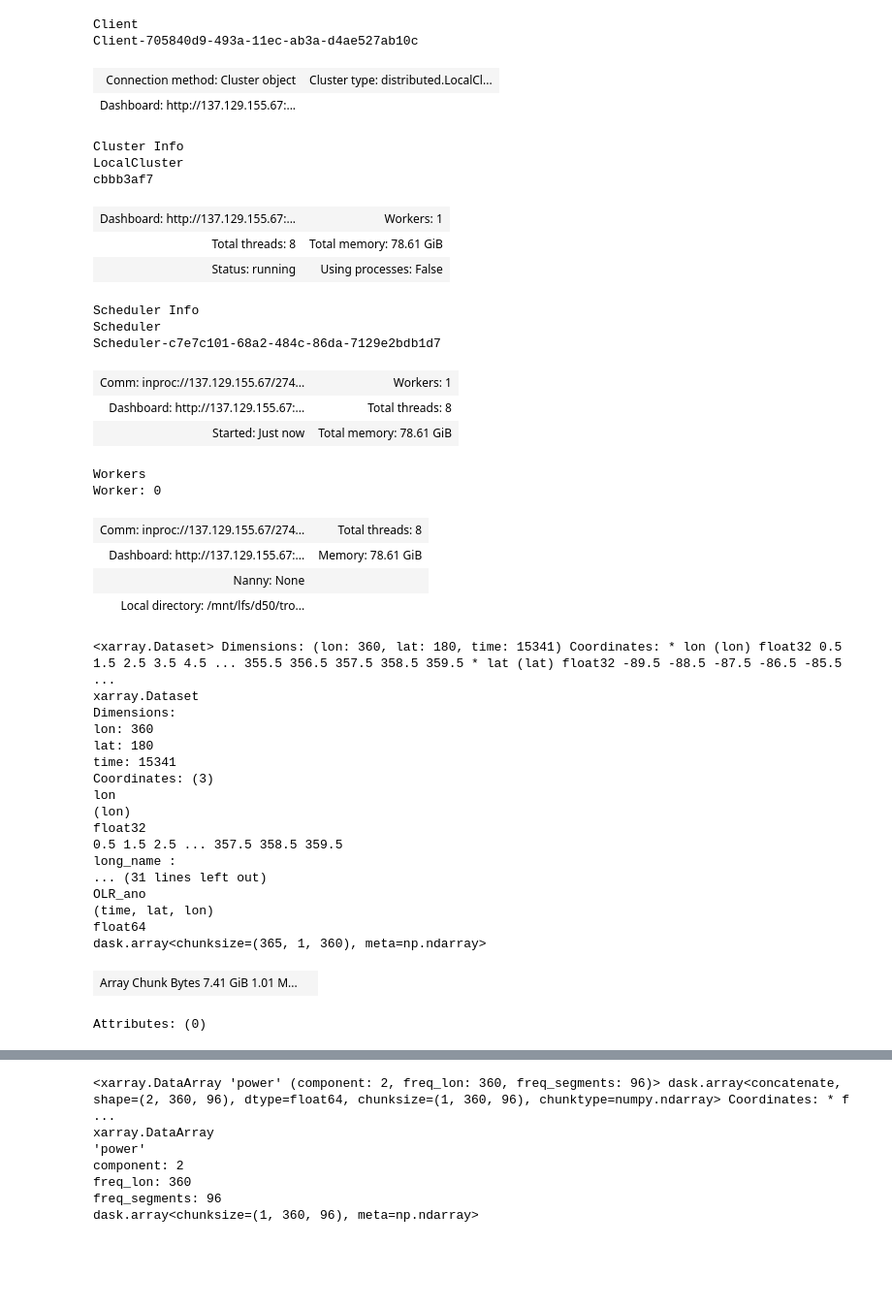
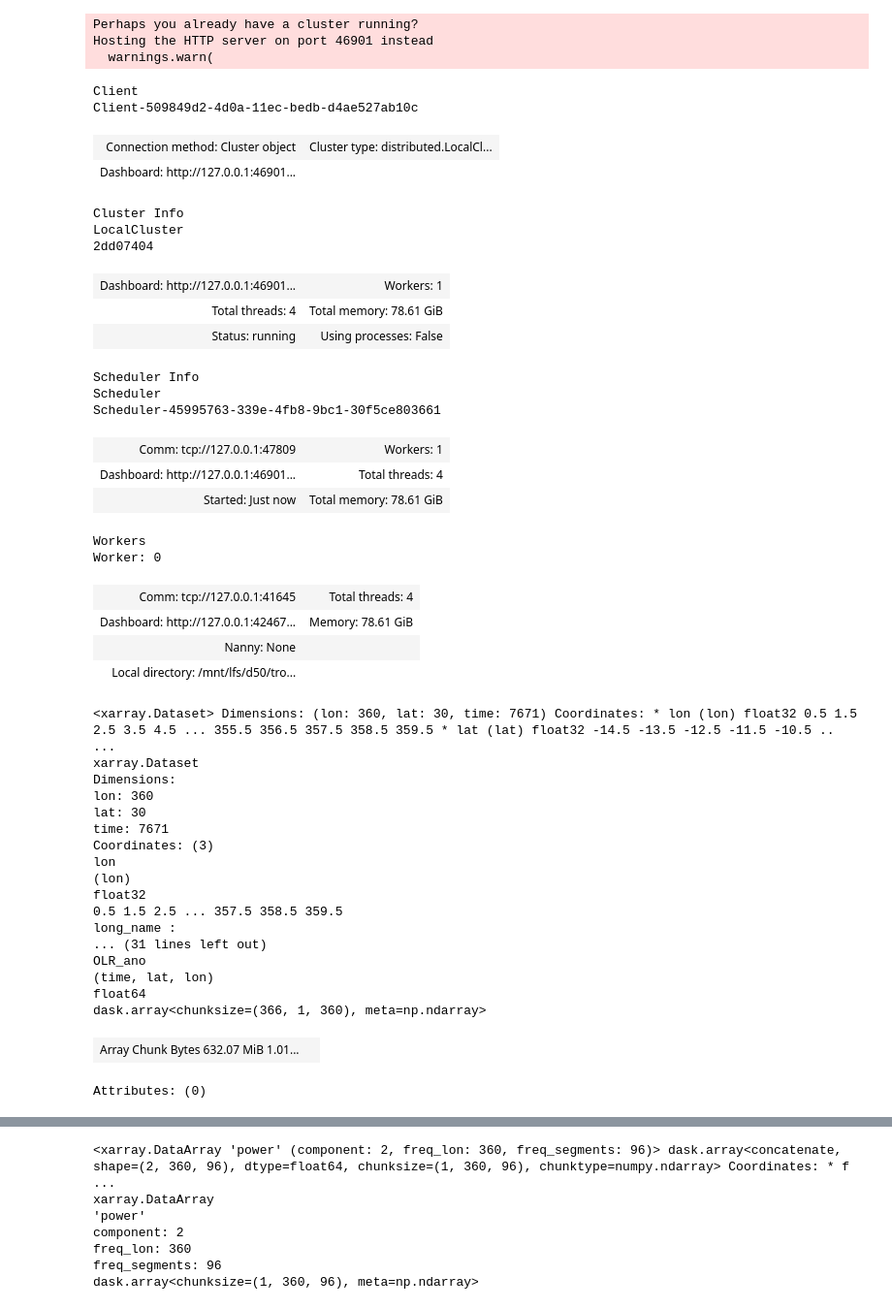
Before and after one commit to durandy86/TOWEL, a Jupyter notebook: TF/ANOMALY/TF_ANOMALY_2D_OLR_DAILYDATA.ipynb, the cells around one changed output, grey strips where cells are left out. Shown at 97% size. Saved outputs shown, nothing was run; the diff lists cells and outputs as text; code cells hidden in the pictures; blank space fills up the shorter version.

```diff
--- a/TF/ANOMALY/TF_ANOMALY_2D_OLR_DAILYDATA.ipynb
+++ b/TF/ANOMALY/TF_ANOMALY_2D_OLR_DAILYDATA.ipynb
@@ -5,52 +5,55 @@
 import os, sys
 import numpy as np
 import h5netcdf
 
 import xarray as xr
 import xarray.ufuncs as xu
 import xrft
 import pandas as pd
 from wrf import smooth2d
 
 from matplotlib import pyplot as plt
 
 import cartopy.crs as ccrs
 import cartopy
 
 plt.rc("figure", figsize=(12,10))
 plt.rc("font", size=14)
 
 ###
 
 
 from dask.distributed import Client, LocalCluster
 from dask.diagnostics import ProgressBar
 #
 # Initialisation d'un cluster de 32 coeurs
-cluster = LocalCluster(processes=False, n_workers=1, threads_per_worker=8, protocol = 'tcp')
+cluster = LocalCluster(processes=False, n_workers=1, threads_per_worker=4, protocol = 'tcp://')
 client = Client(cluster)
 client
 # %% [output]
-Client
-Client-705840d9-493a-11ec-ab3a-d4ae527ab10c
+Perhaps you already have a cluster running?
+Hosting the HTTP server on port 46901 instead
+  warnings.warn(
+Client
+Client-509849d2-4d0a-11ec-bedb-d4ae527ab10c
 | Connection method: Cluster object | Cluster type: distributed.LocalCl... |
-| Dashboard: http://137.129.155.67:... |  |
+| Dashboard: http://127.0.0.1:46901... |  |
-Cluster Info
-LocalCluster
-cbbb3af7
+Cluster Info
+LocalCluster
+2dd07404
-| Dashboard: http://137.129.155.67:... | Workers: 1 |
-| Total threads: 8 | Total memory: 78.61 GiB |
+| Dashboard: http://127.0.0.1:46901... | Workers: 1 |
+| Total threads: 4 | Total memory: 78.61 GiB |
 | Status: running | Using processes: False |
-Scheduler Info
-Scheduler
-Scheduler-c7e7c101-68a2-484c-86da-7129e2bdb1d7
+Scheduler Info
+Scheduler
+Scheduler-45995763-339e-4fb8-9bc1-30f5ce803661
-| Comm: inproc://137.129.155.67/274... | Workers: 1 |
-| Dashboard: http://137.129.155.67:... | Total threads: 8 |
+| Comm: tcp://127.0.0.1:47809 | Workers: 1 |
+| Dashboard: http://127.0.0.1:46901... | Total threads: 4 |
 | Started: Just now | Total memory: 78.61 GiB |
-Workers
-Worker: 0
+Workers
+Worker: 0
-| Comm: inproc://137.129.155.67/274... | Total threads: 8 |
-| Dashboard: http://137.129.155.67:... | Memory: 78.61 GiB |
+| Comm: tcp://127.0.0.1:41645 | Total threads: 4 |
+| Dashboard: http://127.0.0.1:42467... | Memory: 78.61 GiB |
 | Nanny: None |  |
 | Local directory: /mnt/lfs/d50/tro... |  |
 # %%
@@ -292,10 +295,11 @@ spd = 1
 # %%
 year = np.arange(2004,2007)
 
-filenames = np.arange(1979,2021)
+filenames = np.arange(2000,2021)
 datasets = []
 for f in filenames:
     ds = xr.open_mfdataset(indir_data + 'anom_OLR_daily_brut_'+str(f)+'*.nc', chunks={'lat': 1})
+    ds = ds.sel(lat = slice(-15.1,15.1))
     datasets.append(ds)
 ds = xr.concat(datasets, dim='time', coords='minimal', compat='override')
 # ds['time'] = pd.date_range(start="2014", end="2019-12-31 22:00:00", freq='3H')
@@ -303,12 +307,12 @@ ds = xr.concat(datasets, dim='time', coords='minimal', compat='override')
 # ds = ds.isel(time = slice(0,None,4))
 ds
 # %% [output]
-<xarray.Dataset> Dimensions: (lon: 360, lat: 180, time: 15341) Coordinates: * lon (lon) float32 0.5 1.5 2.5 3.5 4.5 ... 355.5 356.5 357.5 358.5 359.5 * lat (lat) float32 -89.5 -88.5 -87.5 -86.5 -85.5  ...
+<xarray.Dataset> Dimensions: (lon: 360, lat: 30, time: 7671) Coordinates: * lon (lon) float32 0.5 1.5 2.5 3.5 4.5 ... 355.5 356.5 357.5 358.5 359.5 * lat (lat) float32 -14.5 -13.5 -12.5 -11.5 -10.5 .. ...
 xarray.Dataset
 Dimensions:
 lon: 360
-lat: 180
-time: 15341
+lat: 30
+time: 7671
 Coordinates: (3)
 lon
 (lon)
@@ -319,8 +323,8 @@ long_name :
 OLR_ano
 (time, lat, lon)
 float64
-dask.array<chunksize=(365, 1, 360), meta=np.ndarray>
+dask.array<chunksize=(366, 1, 360), meta=np.ndarray>
-| Array Chunk Bytes 7.41 GiB 1.01 M... |  |
+| Array Chunk Bytes 632.07 MiB 1.01... |  |
 Attributes: (0)
 # %%
 segsize = 96*spd
```
Also changed, not shown: parts of 7 cells of this notebook, 6 other files.
